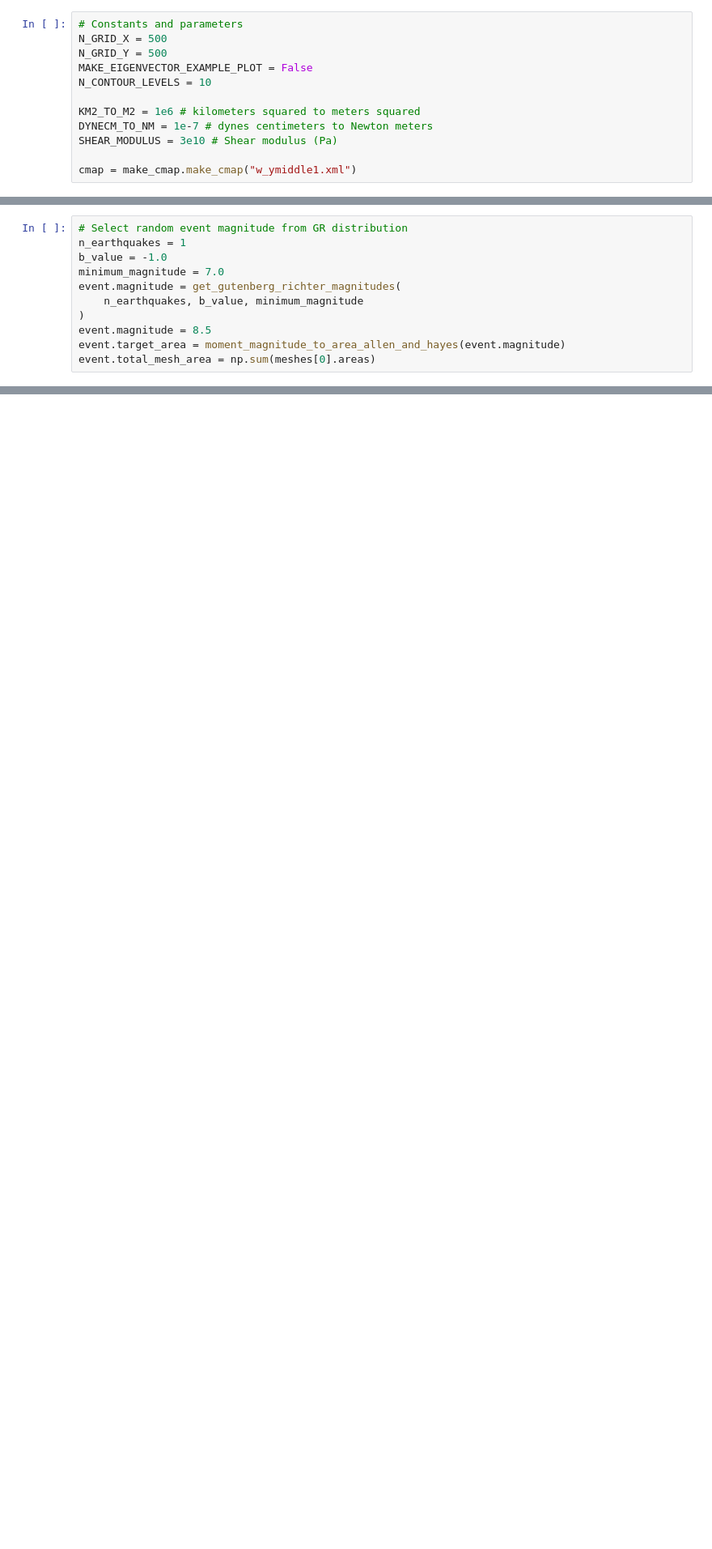
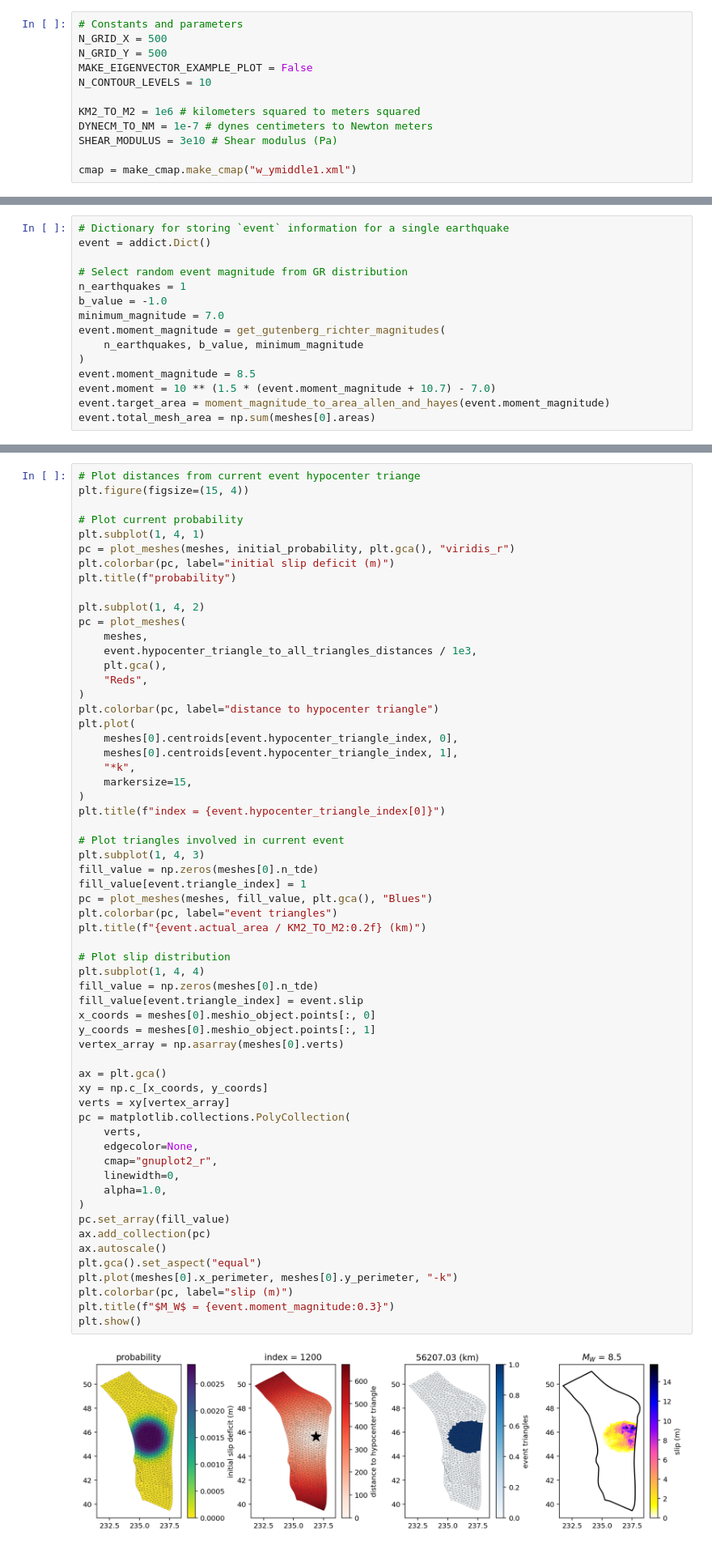
Before and after one commit to brendanjmeade/celeri, a Jupyter notebook: utilities/celeri_synthetic_slip_distributions_03.ipynb, the cells around one changed output, grey strips where cells are left out. Shown at 81% size. Drawn from its saved outputs; the diff is of its cells as text; blank space fills up the shorter version.

```diff
--- a/utilities/celeri_synthetic_slip_distributions_03.ipynb
+++ b/utilities/celeri_synthetic_slip_distributions_03.ipynb
@@ -377,11 +464,15 @@ event = addict.Dict()
 # %%
+# Dictionary for storing `event` information for a single earthquake
+event = addict.Dict()
+
 # Select random event magnitude from GR distribution
 n_earthquakes = 1
 b_value = -1.0
 minimum_magnitude = 7.0
-event.magnitude = get_gutenberg_richter_magnitudes(
+event.moment_magnitude = get_gutenberg_richter_magnitudes(
     n_earthquakes, b_value, minimum_magnitude
 )
-event.magnitude = 8.5
-event.target_area = moment_magnitude_to_area_allen_and_hayes(event.magnitude)
+event.moment_magnitude = 8.5
+event.moment = 10 ** (1.5 * (event.moment_magnitude + 10.7) - 7.0)
+event.target_area = moment_magnitude_to_area_allen_and_hayes(event.moment_magnitude)
 event.total_mesh_area = np.sum(meshes[0].areas)
@@ -586 +537,63 @@ plt.show()
+# %%
+# Plot distances from current event hypocenter triange
+plt.figure(figsize=(15, 4))
+
+# Plot current probability
+plt.subplot(1, 4, 1)
+pc = plot_meshes(meshes, initial_probability, plt.gca(), "viridis_r")
+plt.colorbar(pc, label="initial slip deficit (m)")
+plt.title(f"probability")
+
+plt.subplot(1, 4, 2)
+pc = plot_meshes(
+    meshes,
+    event.hypocenter_triangle_to_all_triangles_distances / 1e3,
+    plt.gca(),
+    "Reds",
+)
+plt.colorbar(pc, label="distance to hypocenter triangle")
+plt.plot(
+    meshes[0].centroids[event.hypocenter_triangle_index, 0],
+    meshes[0].centroids[event.hypocenter_triangle_index, 1],
+    "*k",
+    markersize=15,
+)
+plt.title(f"index = {event.hypocenter_triangle_index[0]}")
+
+# Plot triangles involved in current event
+plt.subplot(1, 4, 3)
+fill_value = np.zeros(meshes[0].n_tde)
+fill_value[event.triangle_index] = 1
+pc = plot_meshes(meshes, fill_value, plt.gca(), "Blues")
+plt.colorbar(pc, label="event triangles")
+plt.title(f"{event.actual_area / KM2_TO_M2:0.2f} (km)")
+
+# Plot slip distribution
+plt.subplot(1, 4, 4)
+fill_value = np.zeros(meshes[0].n_tde)
+fill_value[event.triangle_index] = event.slip
+x_coords = meshes[0].meshio_object.points[:, 0]
+y_coords = meshes[0].meshio_object.points[:, 1]
+vertex_array = np.asarray(meshes[0].verts)
+
+ax = plt.gca()
+xy = np.c_[x_coords, y_coords]
+verts = xy[vertex_array]
+pc = matplotlib.collections.PolyCollection(
+    verts,
+    edgecolor=None,
+    cmap="gnuplot2_r",
+    linewidth=0,
+    alpha=1.0,
+)
+pc.set_array(fill_value)
+ax.add_collection(pc)
+ax.autoscale()
+plt.gca().set_aspect("equal")
+plt.plot(meshes[0].x_perimeter, meshes[0].y_perimeter, "-k")
+plt.colorbar(pc, label="slip (m)")
+plt.title(f"$M_W$ = {event.moment_magnitude:0.3}")
+plt.show()
+# %% [output]
+[figure, added]
 # %%
```
Also changed, not shown: parts of 13 cells of this notebook.
